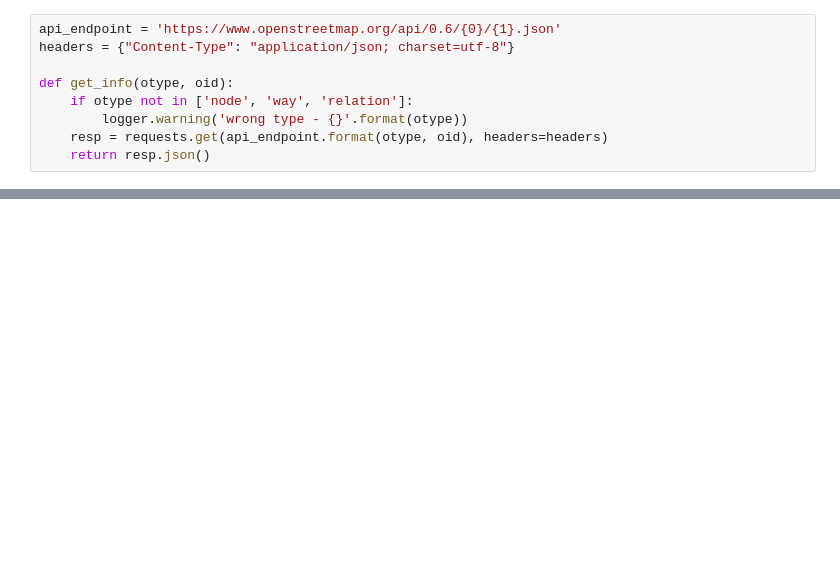
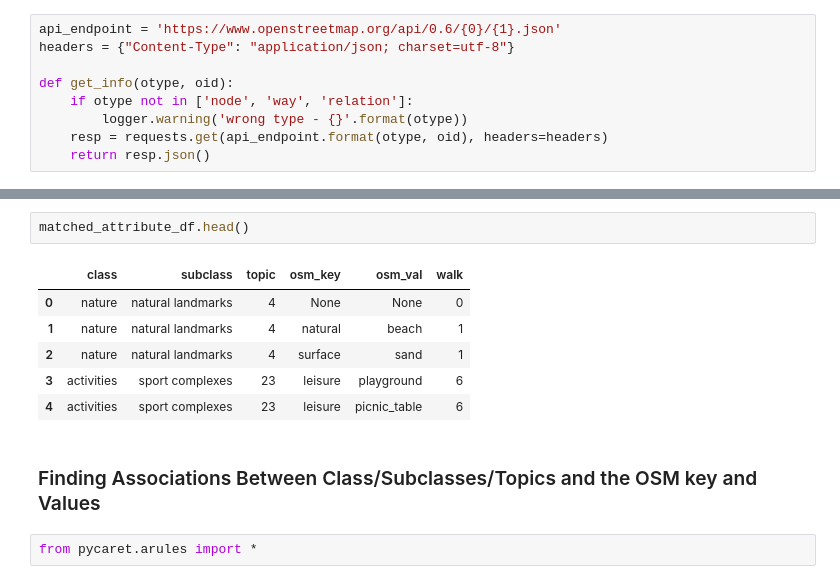
Before and after one commit to hamzeiehsan/leisure-walking-analysis, a Jupyter notebook: 2. annotation analysis.ipynb, the cells around one changed output, grey strips where cells are left out. Saved outputs shown, nothing was run; the diff lists cells and outputs as text; blank space fills up the shorter version.

```diff
--- a/2. annotation analysis.ipynb
+++ b/2. annotation analysis.ipynb
@@ -729,0 +847,13 @@ def get_info(otype, oid):
+# %%
+matched_attribute_df.head()
+# %% [output]
+|  | class | subclass | topic | osm_key | osm_val | walk |
+| 0 | nature | natural landmarks | 4 | None | None | 0 |
+| 1 | nature | natural landmarks | 4 | natural | beach | 1 |
+| 2 | nature | natural landmarks | 4 | surface | sand | 1 |
+| 3 | activities | sport complexes | 23 | leisure | playground | 6 |
+| 4 | activities | sport complexes | 23 | leisure | picnic_table | 6 |
+# %% [markdown]
+### Finding Associations Between Class/Subclasses/Topics and the OSM key and Values
+# %%
+from pycaret.arules import *
```
Also changed, not shown: parts of 46 cells of this notebook, 3 other files.
